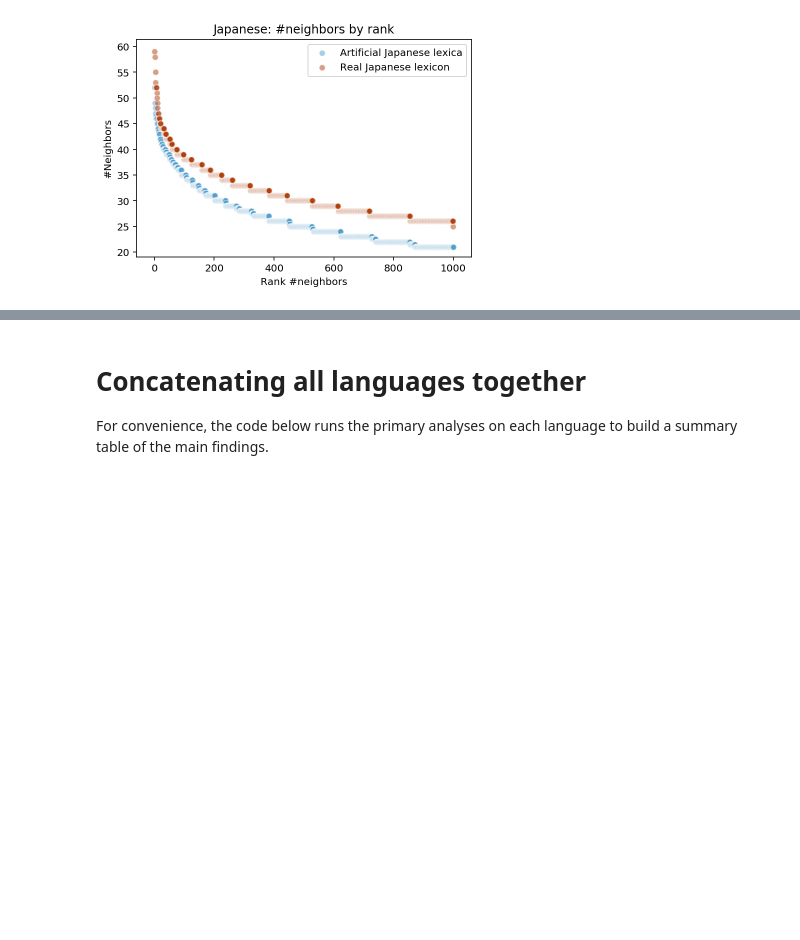
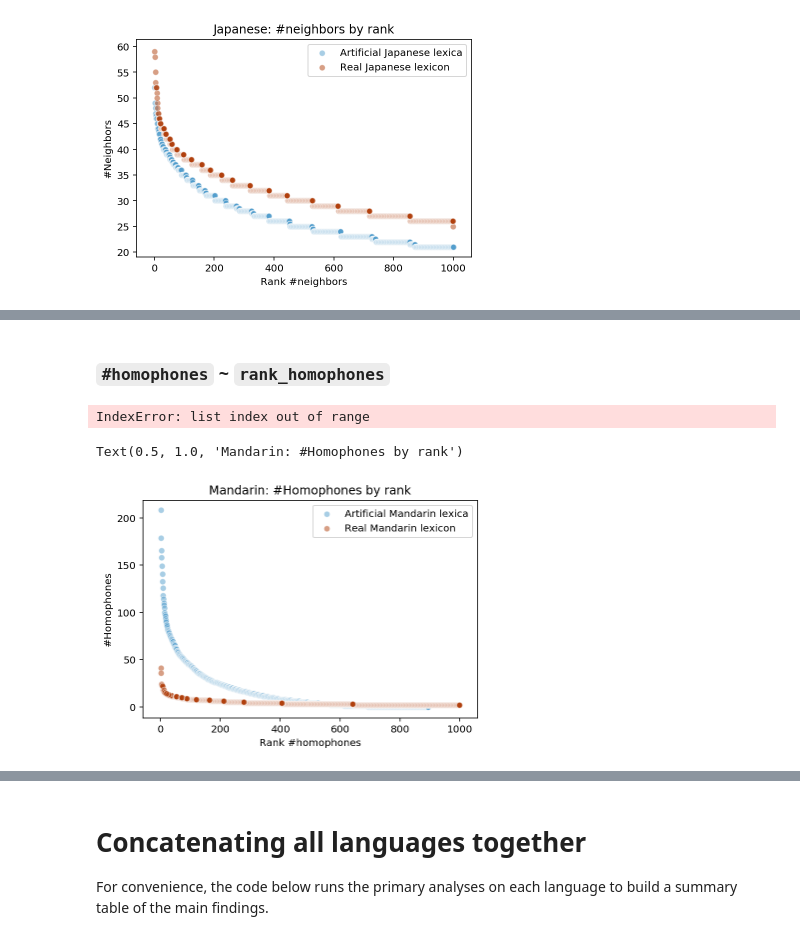
Before and after one commit to seantrott/homophone_simulations, a Jupyter notebook: Homophony in real and artificial lexica.ipynb, the cells around one changed output, grey strips where cells are left out. Saved outputs shown, nothing was run; the diff lists cells and outputs as text; code cells hidden in the pictures; blank space fills up the shorter version.

```diff
--- a/Homophony in real and artificial lexica.ipynb
+++ b/Homophony in real and artificial lexica.ipynb
@@ -673,0 +774,45 @@ plt.savefig("Figures/japanese/data_visualizations/rank_neighbors.png", dpi=300)
+# %% [markdown]
+### `#homophones` ~ `rank_homophones`
+# %%
+rank_N = 1000
+# %%
+tops = []
+for index, df_tmp_art in enumerate(processed_artificials):
+    df_tmp_art['rank_num'] = df_tmp_art['num_homophones'].rank(ascending=False, method="first")
+    top_n = sorted(df_tmp_art[df_tmp_art['rank_num']<=rank_N]['num_homophones'].values, reverse=True)
+    tops.append(top_n)
+stats = []
+for n in range(rank_N):
+    stats.append({
+        'rank_num': n + 1,
+        'num_homophones': np.median([i[n] for i in tops])
+    })
+df_stats = pd.DataFrame(stats)
+# %% [output]
+IndexError: list index out of range
+# %%
+df_stats = pd.DataFrame(stats)
+# %%
+df_main_processed['rank_num'] = df_main_processed['num_homophones'].rank(ascending=False, method="first")
+# %%
+sns.scatterplot(data = df_stats,
+               x = "rank_num",
+               y = "num_homophones",
+                color = sns.color_palette("Blues")[3],
+                alpha = .5,
+                label = "Artificial Mandarin lexica")
+
+sns.scatterplot(data = df_main_processed[df_main_processed['rank_num']<1000],
+               x = "rank_num",
+               y = "num_homophones",
+                color = sns.color_palette("dark")[1],
+                alpha = .5,
+                label = "Real Mandarin lexicon")
+plt.xlabel("Rank #homophones")
+plt.ylabel("#Homophones")
+plt.title("Mandarin: #Homophones by rank")
+
+# plt.savefig("Figures/english/data_visualizations/rank_homophones.png", dpi=300)
+# %% [output]
+Text(0.5, 1.0, 'Mandarin: #Homophones by rank')
+[figure, added]
```
Also changed, not shown: parts of 15 cells of this notebook, 3 other files.
